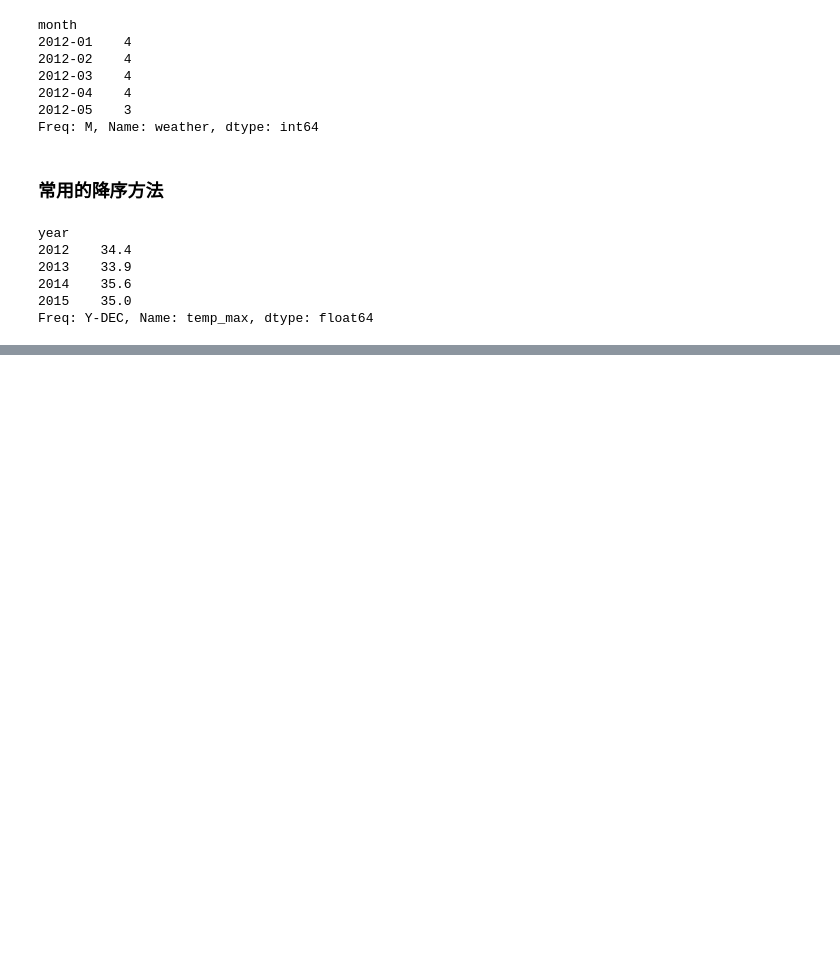
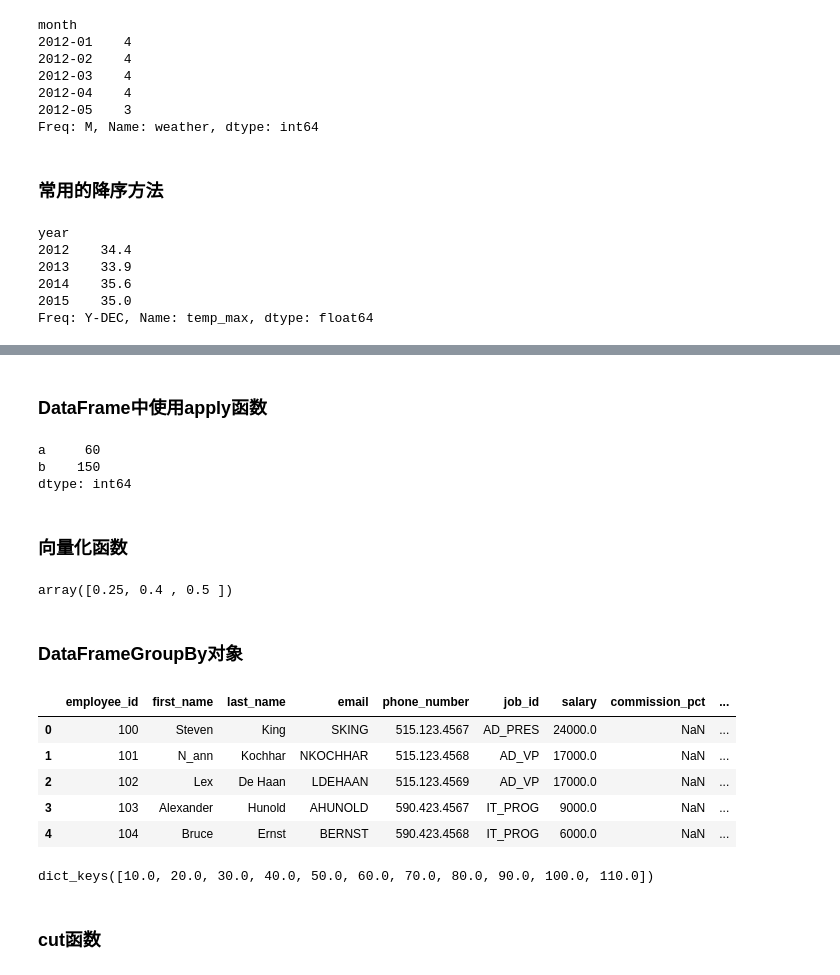
Before and after one commit to cyz2954929844/demo1, a Jupyter notebook: numpy_pandas/panda.ipynb, the cells around one changed output, grey strips where cells are left out. Drawn from its saved outputs; the diff is of its cells as text; code cells hidden in the pictures; blank space fills up the shorter version.

```diff
--- a/numpy_pandas/panda.ipynb
+++ b/numpy_pandas/panda.ipynb
@@ -328,0 +654,44 @@ Freq: Y-DEC, Name: temp_max, dtype: float64
+# %% [markdown]
+### DataFrame中使用apply函数
+# %%
+def func(s):
+    return s.sum()
+
+df = pd.DataFrame({"a": [10, 20, 30], "b": [40, 50, 60]})
+df.apply(func, axis=0)
+# %% [output]
+a     60
+b    150
+dtype: int64
+# %% [markdown]
+### 向量化函数
+# %%
+# def func(x, y):
+#     if y == 0:
+#         return np.nan
+#     return x / y
+
+# f_vec = np.vectorize(func)
+# f_vec(df["a"], df["b"])
+
+@np.vectorize
+def func(x, y):
+    if y == 0:
+        return np.nan
+    return x / y
+
+func(df["a"], df["b"])
+# %% [output]
+array([0.25, 0.4 , 0.5 ])
+# %% [markdown]
+### DataFrameGroupBy对象
+# %%
+df = pd.read_csv("../data/employees.csv")
+df.head()
+# %% [output]
+|  | employee_id | first_name | last_name | email | phone_number | job_id | salary | commission_pct | ... |
+| 0 | 100 | Steven | King | SKING | 515.123.4567 | AD_PRES | 24000.0 | NaN | ... |
+| 1 | 101 | N_ann | Kochhar | NKOCHHAR | 515.123.4568 | AD_VP | 17000.0 | NaN | ... |
+| 2 | 102 | Lex | De Haan | LDEHAAN | 515.123.4569 | AD_VP | 17000.0 | NaN | ... |
+| 3 | 103 | Alexander | Hunold | AHUNOLD | 590.423.4567 | IT_PROG | 9000.0 | NaN | ... |
+| 4 | 104 | Bruce | Ernst | BERNST | 590.423.4568 | IT_PROG | 6000.0 | NaN | ... |
@@ -328,0 +700,6 @@ Freq: Y-DEC, Name: temp_max, dtype: float64
+# %%
+df_groupby.groups.keys()
+# %% [output]
+dict_keys([10.0, 20.0, 30.0, 40.0, 50.0, 60.0, 70.0, 80.0, 90.0, 100.0, 110.0])
+# %% [markdown]
+### cut函数
```
Also changed, not shown: parts of 50 cells of this notebook.
